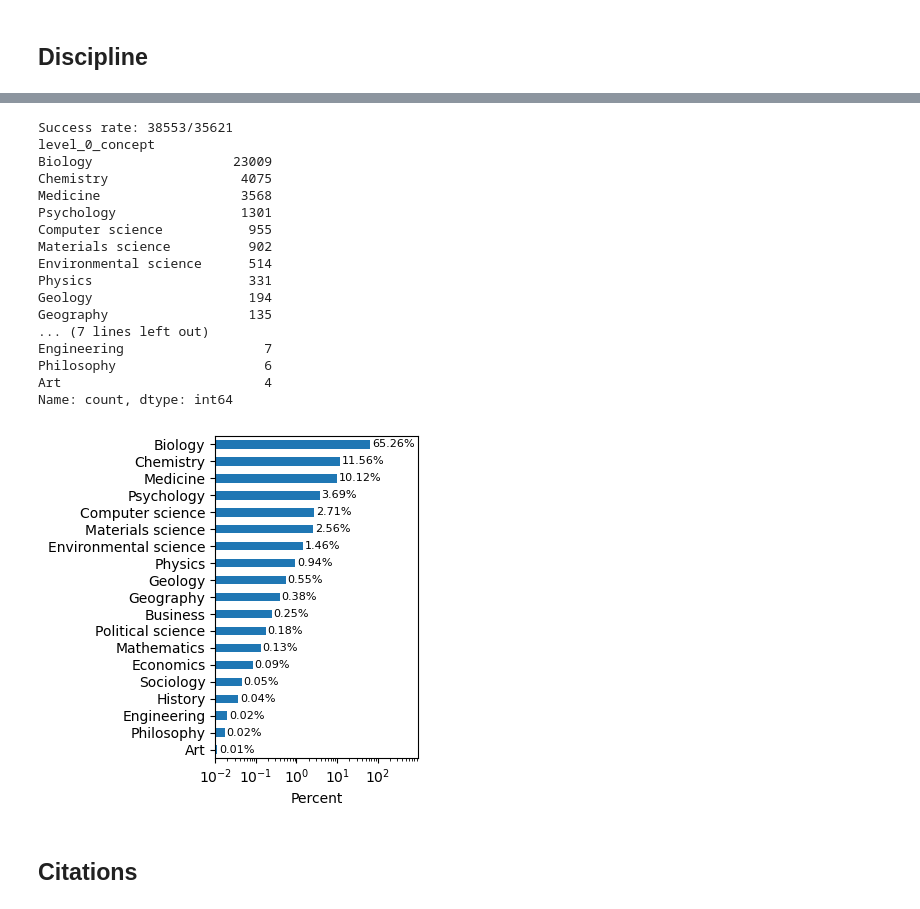
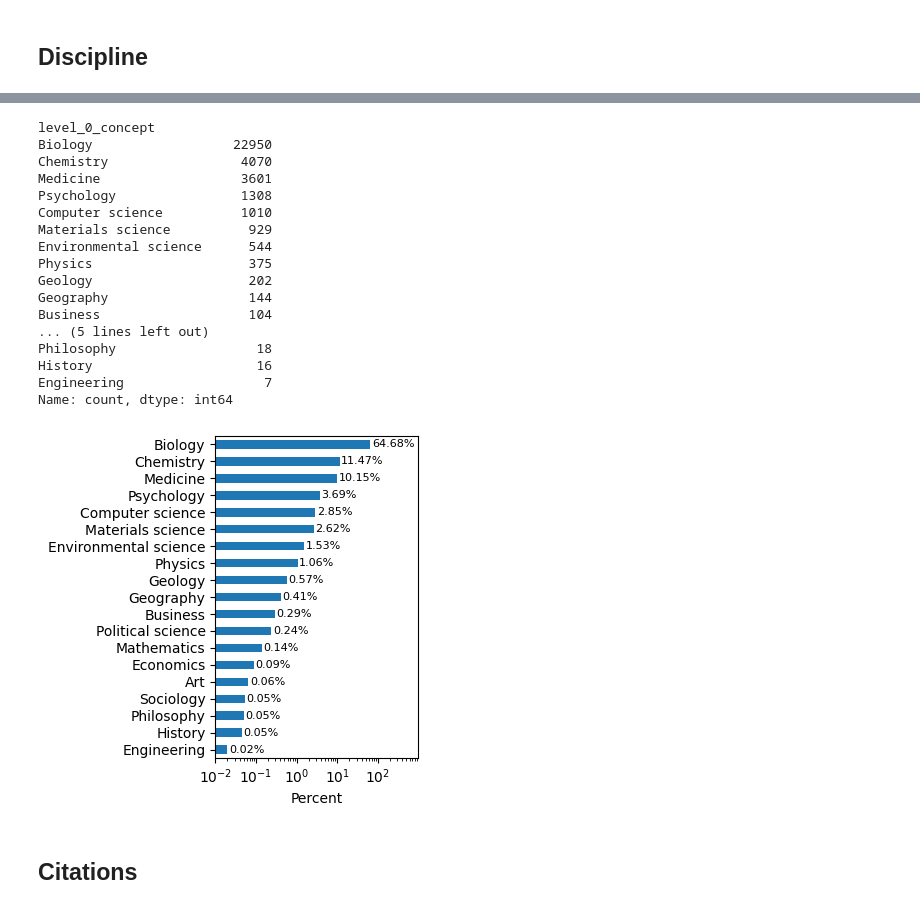
Before and after one commit to netknowledge/LLM_summarization, a Jupyter notebook: dataset_description/statistics.ipynb, the cells around one changed output, grey strips where cells are left out. Drawn from its saved outputs; the diff is of its cells as text; code cells hidden in the pictures.

Commit message:
1. modify ollama port. 2. archive invalid entry file. 3. re-run statistics and readability experiments.

```diff
--- a/dataset_description/statistics.ipynb
+++ b/dataset_description/statistics.ipynb
@@ -458,3 +425,0 @@ full_df
-# %%
-full_df.drop(full_df[full_df['abs_doi'].isin(test.iloc[invalid_indices]['doi'])].index, inplace=True)
-full_df
@@ -668,50 +501,50 @@ len(concept_map)/len(DOIs)
 # %%
-df['level_0_concept'] = df['doi'].map(concept_map)
-print(df['level_0_concept'].value_counts())
+full_df['level_0_concept'] = full_df['abs_doi'].map(concept_map)
+print(full_df['level_0_concept'].value_counts())
 # %% [output]
-Success rate: 38553/35621
 level_0_concept
-Biology                  23009
-Chemistry                 4075
-Medicine                  3568
-Psychology                1301
-Computer science           955
-Materials science          902
-Environmental science      514
-Physics                    331
-Geology                    194
-Geography                  135
-... (7 lines left out)
+Biology                  22950
+Chemistry                 4070
+Medicine                  3601
+Psychology                1308
+Computer science          1010
+Materials science          929
+Environmental science      544
+Physics                    375
+Geology                    202
+Geography                  144
+Business                   104
+... (5 lines left out)
+Philosophy                  18
+History                     16
 Engineering                  7
-Philosophy                   6
-Art                          4
 Name: count, dtype: int64
 # %%
 from matplotlib import pyplot as plt
 
 fig, ax = plt.subplots(figsize=(4, 4))
 
 # calculate percentage
-pct_series = df[df['level_0_concept']!='']['level_0_concept'].value_counts().div(
-    df[df['level_0_concept']!='']['level_0_concept'].value_counts().sum()/100
+pct_series = full_df[full_df['level_0_concept']!='']['level_0_concept'].value_counts().div(
+    full_df[full_df['level_0_concept']!='']['level_0_concept'].value_counts().sum()/100
 )
 
 pct_series.plot.barh(ax=ax)
 
 ax.set_xlim(0.01, pct_series.max()*15)
 ax.set_xscale('log')
 ax.set_xlabel('Percent')
 ax.set_ylabel('')
 ax.invert_yaxis()  # put the largest on top
 
 # label the value at the end of each bar
 for i, (value, name) in enumerate(zip(pct_series.values, pct_series.index)):
     ax.text(value * 1.1, i, f'{value:.2f}%', va='center', ha='left', fontsize=8)
 
 plt.tight_layout()
 plt.show()
 # %% [output]
-[figure, old version]
+[figure, new version]
 # %%
 fig.savefig(home / 'projects/TLDR/dataset_description/discipline_distribution.pdf', dpi=300)
 # %% [markdown]
```
Also changed, not shown: parts of 37 cells of this notebook, 4 other files.
